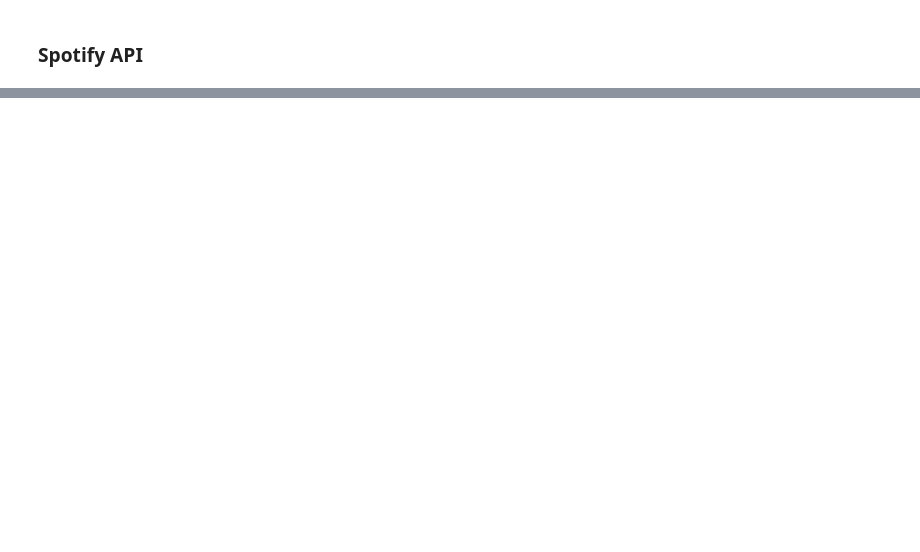
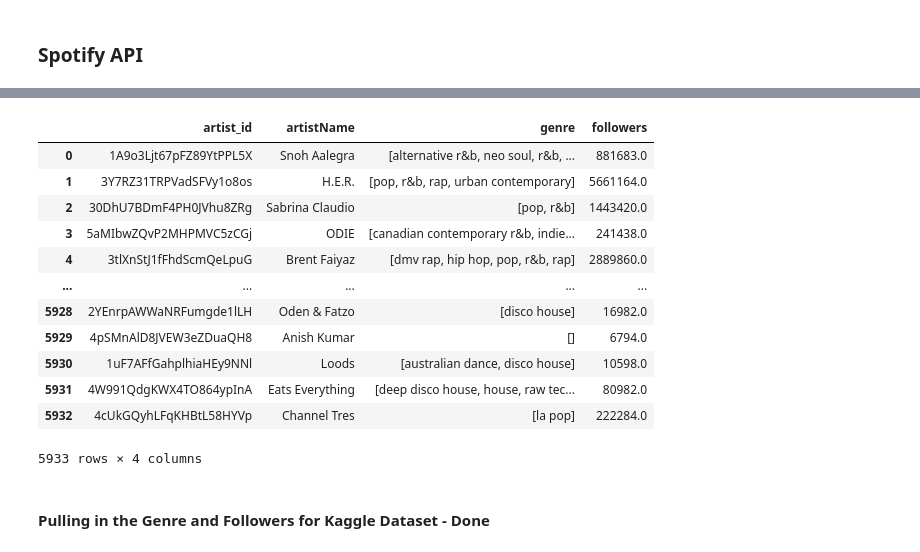
Before and after one commit to djcavaliere/Spotify-Recommendation-Engine, a Jupyter notebook: code/1. Data Collection.ipynb, the cells around one changed output, grey strips where cells are left out. Cells and saved outputs as stored; diff of their text form; code cells hidden in the pictures; blank space fills up the shorter version.

```diff
--- a/code/1. Data Collection.ipynb
+++ b/code/1. Data Collection.ipynb
@@ -562,0 +286,4 @@ datetime.datetime(2015, 1, 1, 0, 0)
+# %%
+play_batches = np.array_split(random_track_feats['trackID'], 3500)
+art_feat = []
+counter = 0
@@ -562,0 +315,24 @@ datetime.datetime(2015, 1, 1, 0, 0)
+# %%
+def related_artists(artist_ids):
+    results = sp.artist_related_artists(artist_ids)
+    t = results['artists']
+    ids = []
+    name = []
+    genre = []
+    followers = []
+    try:
+        for s in t:
+            ids.append(s['id'])
+            genre.append(s['genres'])
+            followers.append(s['followers']['total'])
+            name.append(s['name'])
+
+    except:
+        ids.append(0)
+
+    related = pd.DataFrame(ids, columns = ['artist_id'])
+    related['artistName'] = name
+    related['genre'] = genre
+    related['followers'] = followers
+
+    return related
@@ -562,0 +343,14 @@ datetime.datetime(2015, 1, 1, 0, 0)
+# %%
+rel_art = [related_artists(x) for x in history['artist_id'].unique()]
+
+dfs = []
+for x in range(0,636):
+    dfs.append(rel_art[x])
+
+related_artists = pd.concat(dfs, axis = 0)
+
+related_artists.drop_duplicates(subset = 'artist_id', inplace = True)
+
+related_artists.reset_index(inplace = True, drop = True)
+
+related_artists.head()
@@ -562,0 +361,16 @@ datetime.datetime(2015, 1, 1, 0, 0)
+# %%
+related_artists
+# %% [output]
+|  | artist_id | artistName | genre | followers |
+| 0 | 1A9o3Ljt67pFZ89YtPPL5X | Snoh Aalegra | [alternative r&b, neo soul, r&b, ... | 881683.0 |
+| 1 | 3Y7RZ31TRPVadSFVy1o8os | H.E.R. | [pop, r&b, rap, urban contemporary] | 5661164.0 |
+| 2 | 30DhU7BDmF4PH0JVhu8ZRg | Sabrina Claudio | [pop, r&b] | 1443420.0 |
+| 3 | 5aMIbwZQvP2MHPMVC5zCGj | ODIE | [canadian contemporary r&b, indie... | 241438.0 |
+| 4 | 3tlXnStJ1fFhdScmQeLpuG | Brent Faiyaz | [dmv rap, hip hop, pop, r&b, rap] | 2889860.0 |
+| ... | ... | ... | ... | ... |
+| 5928 | 2YEnrpAWWaNRFumgde1lLH | Oden & Fatzo | [disco house] | 16982.0 |
+| 5929 | 4pSMnAlD8JVEW3eZDuaQH8 | Anish Kumar | [] | 6794.0 |
+| 5930 | 1uF7AFfGahplhiaHEy9NNl | Loods | [australian dance, disco house] | 10598.0 |
+| 5931 | 4W991QdgKWX4TO864ypInA | Eats Everything | [deep disco house, house, raw tec... | 80982.0 |
+| 5932 | 4cUkGQyhLFqKHBtL58HYVp | Channel Tres | [la pop] | 222284.0 |
+5933 rows × 4 columns
@@ -562,0 +382,2 @@ datetime.datetime(2015, 1, 1, 0, 0)
+# %% [markdown]
+#### Pulling in the Genre and Followers for Kaggle Dataset - Done
```
Also changed, not shown: parts of 102 cells of this notebook, 9 other files.
